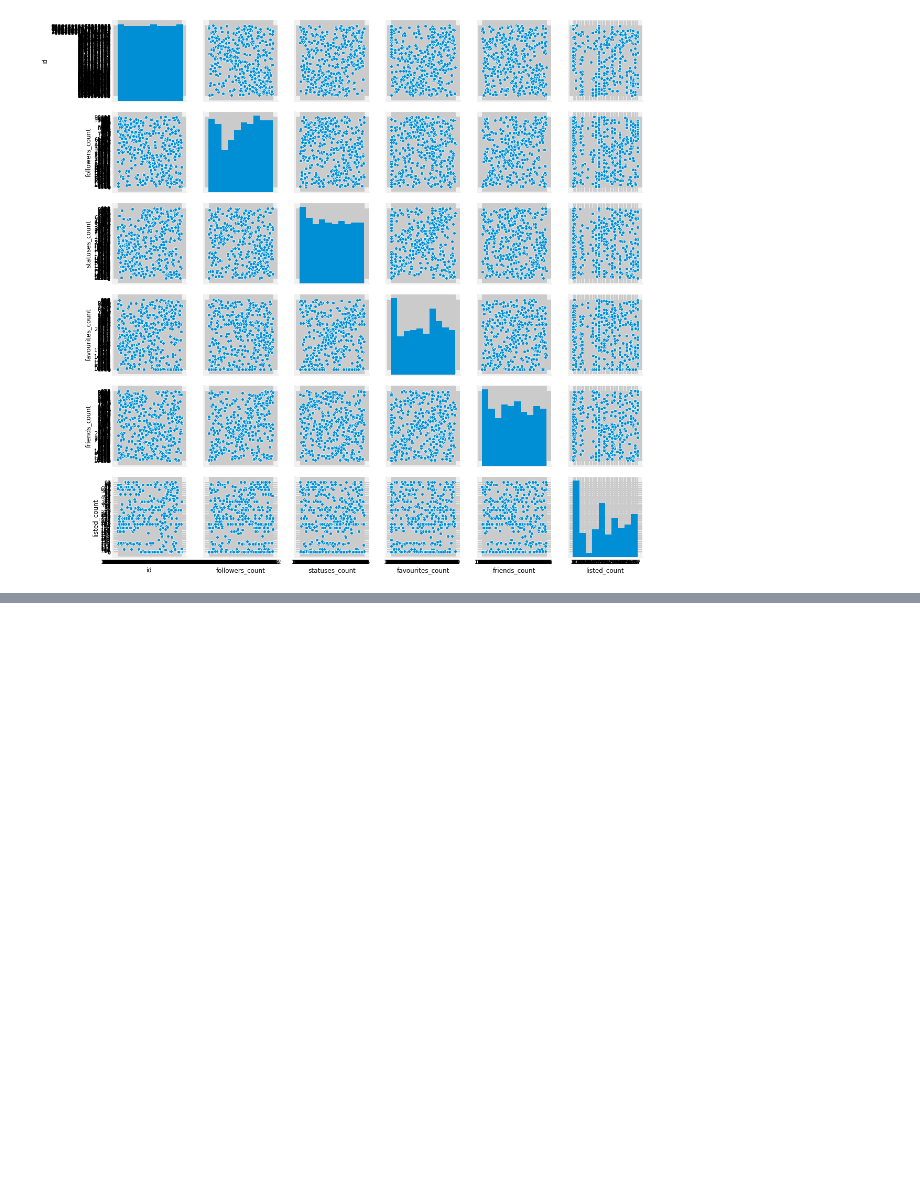
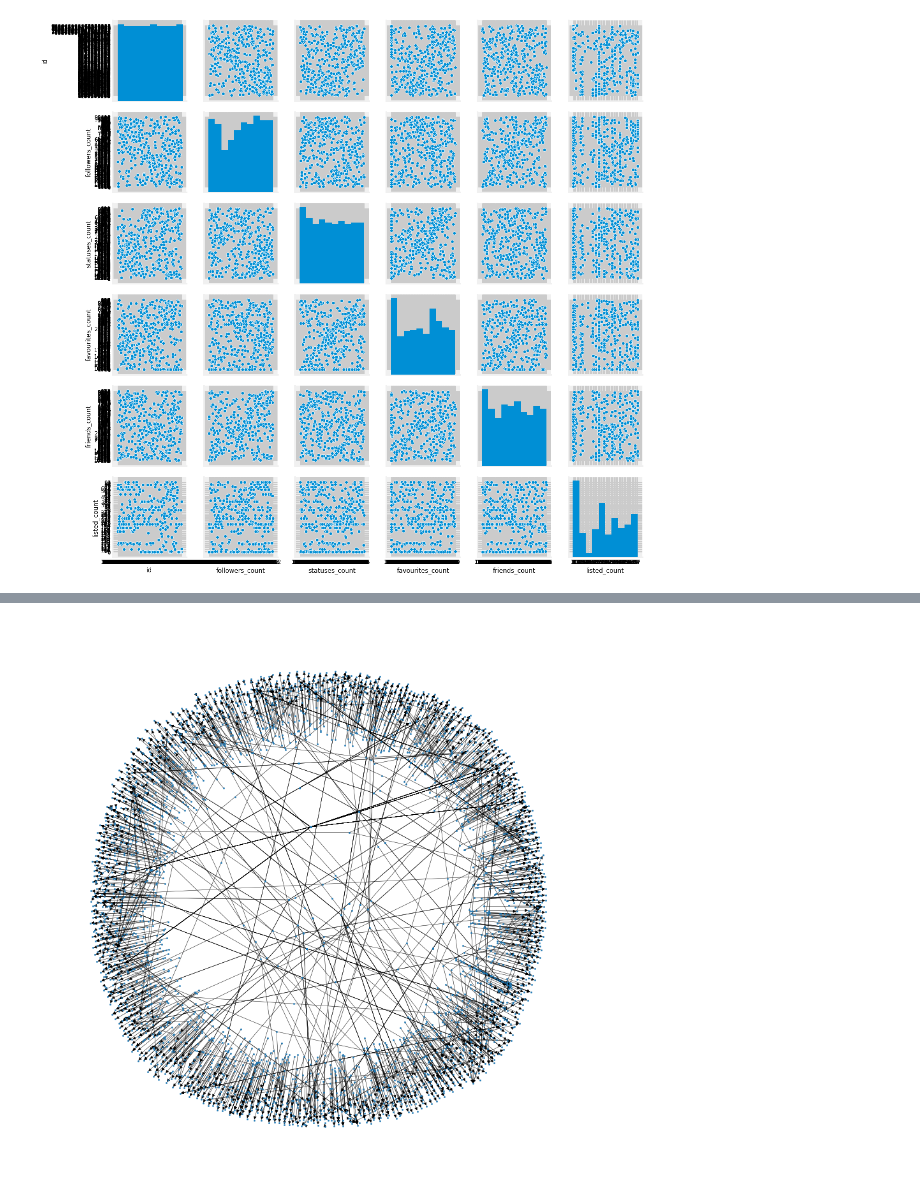
Before and after one commit to jk7716/ZBGMMFUKJK, a Jupyter notebook: Povezave med uporabniki.ipynb, the cells around one changed output, grey strips where cells are left out. Cells and saved outputs as stored; diff of their text form; code cells hidden in the pictures; blank space fills up the shorter version.

```diff
--- a/Povezave med uporabniki.ipynb
+++ b/Povezave med uporabniki.ipynb
@@ -38,6 +32,7 @@ sb.pairplot(users)
 [figure]
 # %%
 tweets_data = pd.read_csv("podatki/tweets.csv", dtype=object)
+tweets_data = tweets_data[pd.notnull(tweets_data['user_id'])]
 # %%
 retweeted_status_ids = tweets_data['retweeted_status_id'].loc[pd.notnull(tweets_data['retweeted_status_id'])]
 retweeted_df = tweets_data[pd.notnull(tweets_data['retweeted_status_id'])]
@@ -46,0 +80,6 @@ retweets_df = tweets_data[tweets_data['tweet_id'].isin(retweeted_status_ids)]
+# %%
+retweeted_tweets_from_dataset = tweets_data[tweets_data['tweet_id'].isin(retweeted_status_ids)]['tweet_id']
+# %%
+connections = tweets_data[tweets_data['retweeted_status_id'].isin(retweeted_tweets_from_dataset)]
+connections = connections[['tweet_id','retweeted_status_id' ]]
+connections.sample(10)
@@ -47,5 +98,10 @@ retweets_df = tweets_data[tweets_data['tweet_id'].isin(retweeted_status_ids)]
 # %%
-G = nx.Graph()
-G.add_nodes_from(tweets_data[tweets_data['tweet_id'].isin(retweeted_status_ids)])
-for i in retweeted_df.values:
-    G.add_edge(i[8], i[14])
+G = nx.DiGraph()
+for i in connections.values:
+    G.add_edge(i[0], i[1])
+# %%
+plt.figure(3, figsize=(12, 12))
+nx.draw(G, with_labels=False, node_size=5, width=0.5)
+plt.show()
+# %% [output]
+[figure, added]
```
Also changed, not shown: parts of 22 cells of this notebook, 2 other files.
